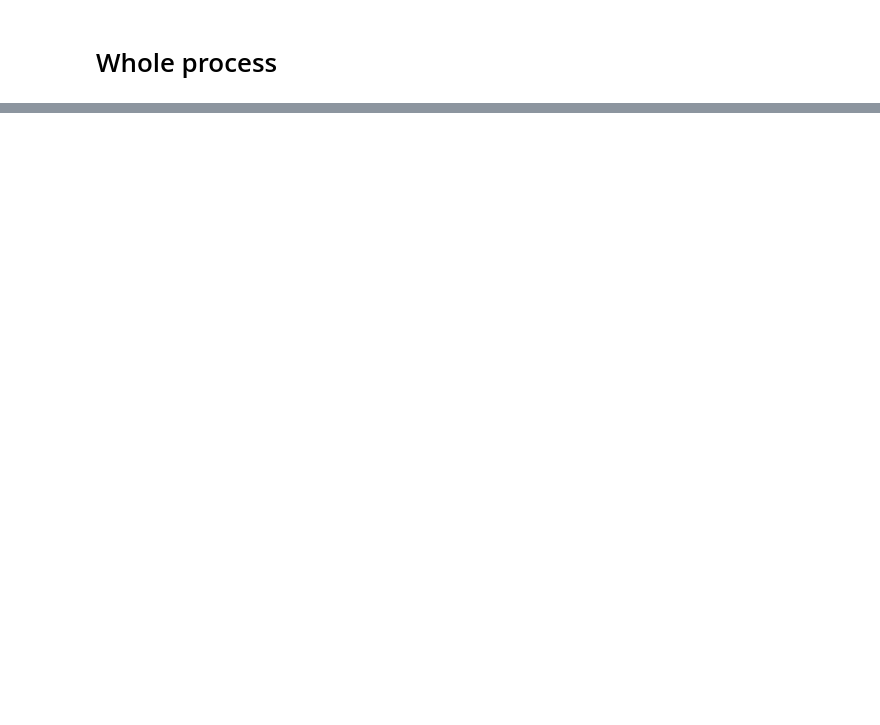
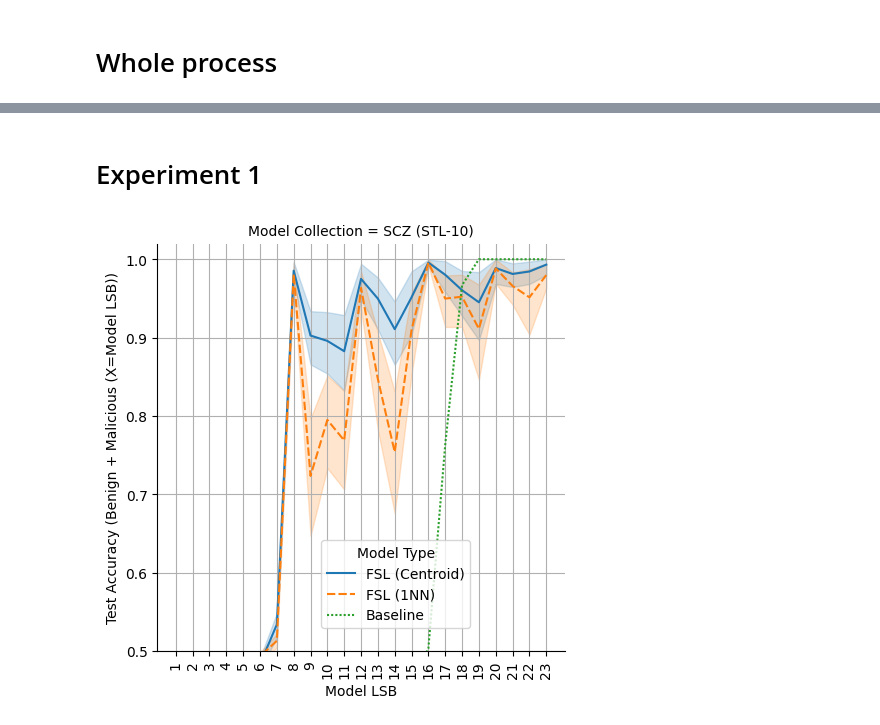
Before and after one commit to danigil/ModelXRay, a Jupyter notebook: notebooks/visualize_siamese_experiment_results.ipynb, the cells around one changed output, grey strips where cells are left out. Saved outputs shown, nothing was run; the diff lists cells and outputs as text; code cells hidden in the pictures; blank space fills up the shorter version.

Commit message:
added baseline result into exp1 plot

```diff
--- a/notebooks/visualize_siamese_experiment_results.ipynb
+++ b/notebooks/visualize_siamese_experiment_results.ipynb
@@ -382,0 +539,38 @@ plot_siamese_results(
+# %% [markdown]
+# Experiment 1
+# %%
+from visualize_utils import get_legacy_supervised_results
+
+df = concat_siamese_results([
+    # {
+    #     'mc_name': 'famous_le_10m',
+    #     'imsize': 256,
+    #     'imtype':ImageType.GRAYSCALE_FOURPART,
+    #     'embed_payload_type': PayloadType.BINARY_FILE,
+    #     'mode': 'es',
+    #     'model_arch': 'srnet',
+    # },
+    {
+        'mc_name': 'ghrp_stl10',
+        'imsize': 100,
+        'imtype':ImageType.GRAYSCALE_FOURPART,
+        'embed_payload_type': PayloadType.BINARY_FILE,
+        'mode': 'ub',
+        'model_arch': 'osl_siamese_cnn',
+    },
+])
+
+
+g = plot_siamese_results(
+    df=df,
+
+    avg_across_runs=False,
+
+    only_model_lsb=True,
+    only_model_mc=True,
+    include_maleficnet=False,
+
+    add_baseline = True,
+)
+# %% [output]
+[figure, added]
```
Also changed, not shown: parts of 5 cells of this notebook, 10 other files.
